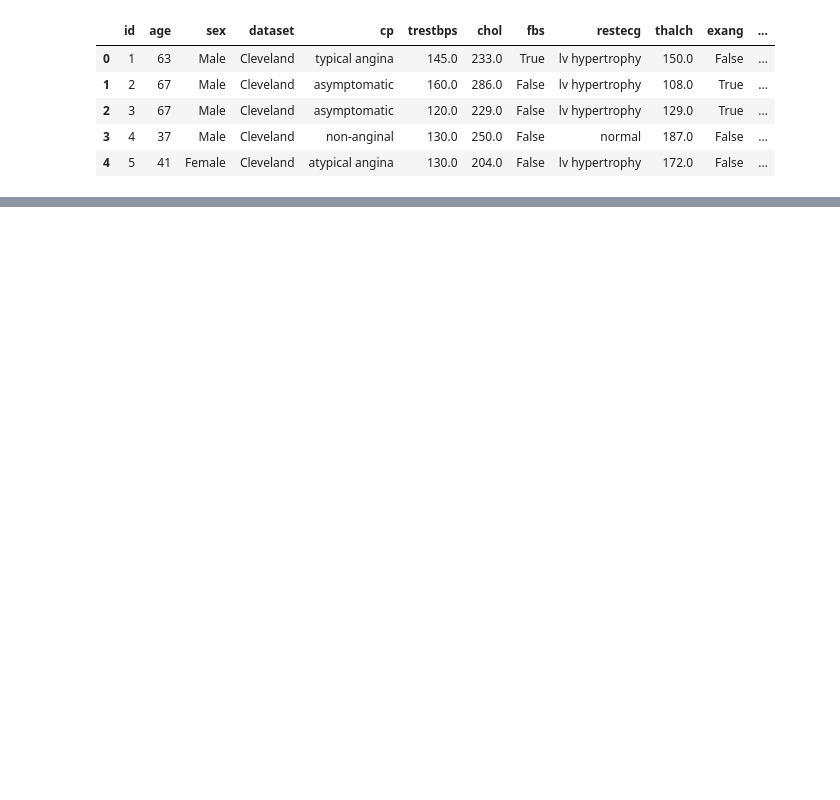
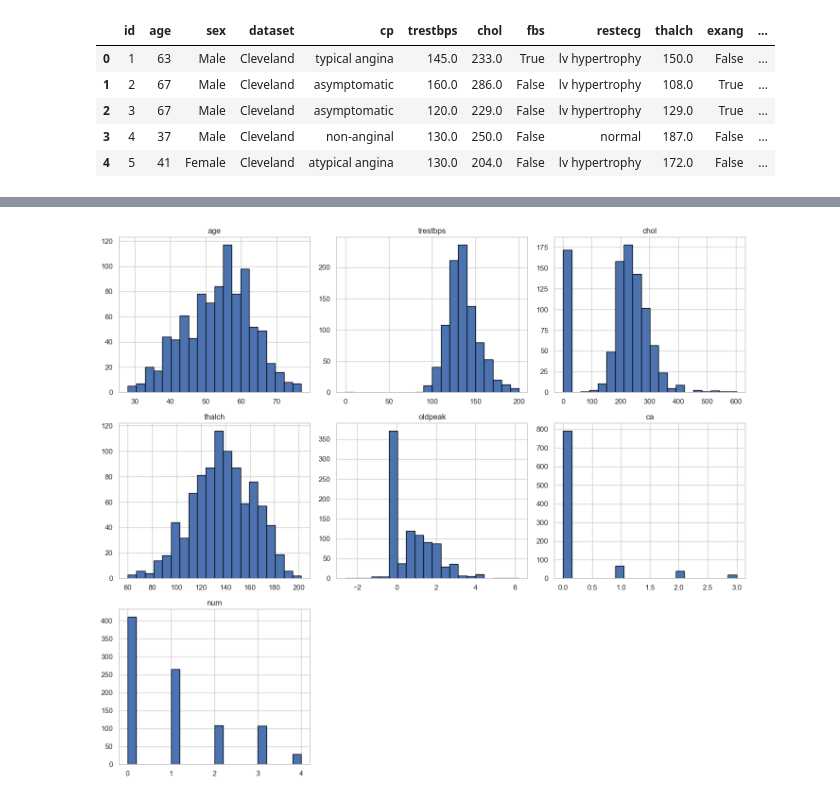
Before and after one commit to ZigaLarissa/heart-disease-analysis, a Jupyter notebook: model.ipynb, the cells around one changed output, grey strips where cells are left out. Drawn from its saved outputs; the diff is of its cells as text; code cells hidden in the pictures; blank space fills up the shorter version.

Commit message:
dataset visualisations

```diff
--- a/model.ipynb
+++ b/model.ipynb
@@ -35,0 +79,19 @@ df.head()
+# %%
+# Impute missing values for 'ca', 'thal', and 'slope' using the mode (most frequent value) since they have categorical values.
+df['ca'].fillna(df['ca'].mode()[0], inplace=True)
+df['thal'].fillna(df['thal'].mode()[0], inplace=True)
+df['slope'].fillna(df['slope'].mode()[0], inplace=True)
+df['exang'].fillna(df['exang'].mode()[0], inplace=True)
+df['restecg'].fillna(df['restecg'].mode()[0], inplace=True)
+df['fbs'].fillna(df['fbs'].mode()[0], inplace=True)
+
+
+# Impute the rest missing values for numerical columns using the mean
+df['trestbps'].fillna(df['trestbps'].mean(), inplace=True)
+df['chol'].fillna(df['chol'].mean(), inplace=True)
+df['thalch'].fillna(df['thalch'].mean(), inplace=True)
+df['oldpeak'].fillna(df['oldpeak'].mean(), inplace=True)
+
+
+# Check if there are any remaining missing values
+print("Remaining missing values after imputation:\n", df.isnull().sum())
@@ -35,0 +132,10 @@ df.head()
+# %%
+# Set up seaborn style for better aesthetics
+sns.set(style="whitegrid")
+# %%
+# 1. Distribution of numerical variables using histograms
+df.hist(figsize=(14, 12), bins=20, edgecolor='black')
+plt.tight_layout()
+plt.show()
+# %% [output]
+[figure, added]
```
Also changed, not shown: parts of 8 cells of this notebook.
